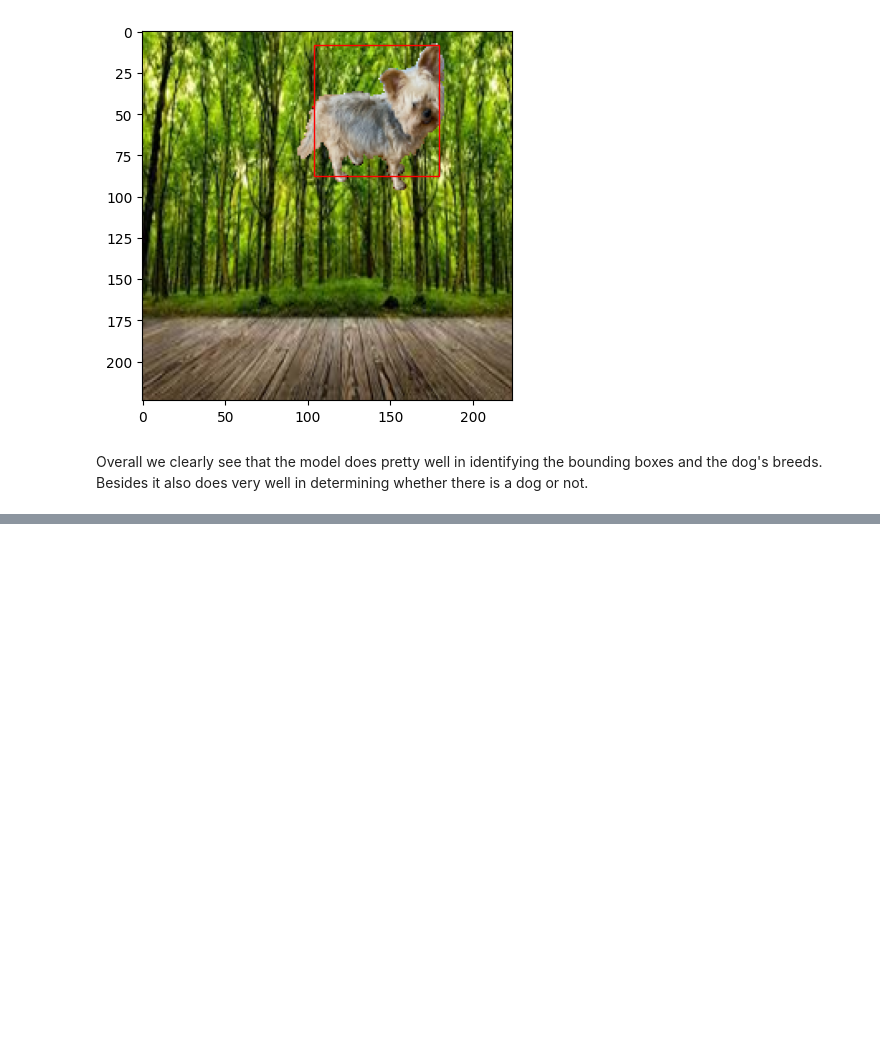
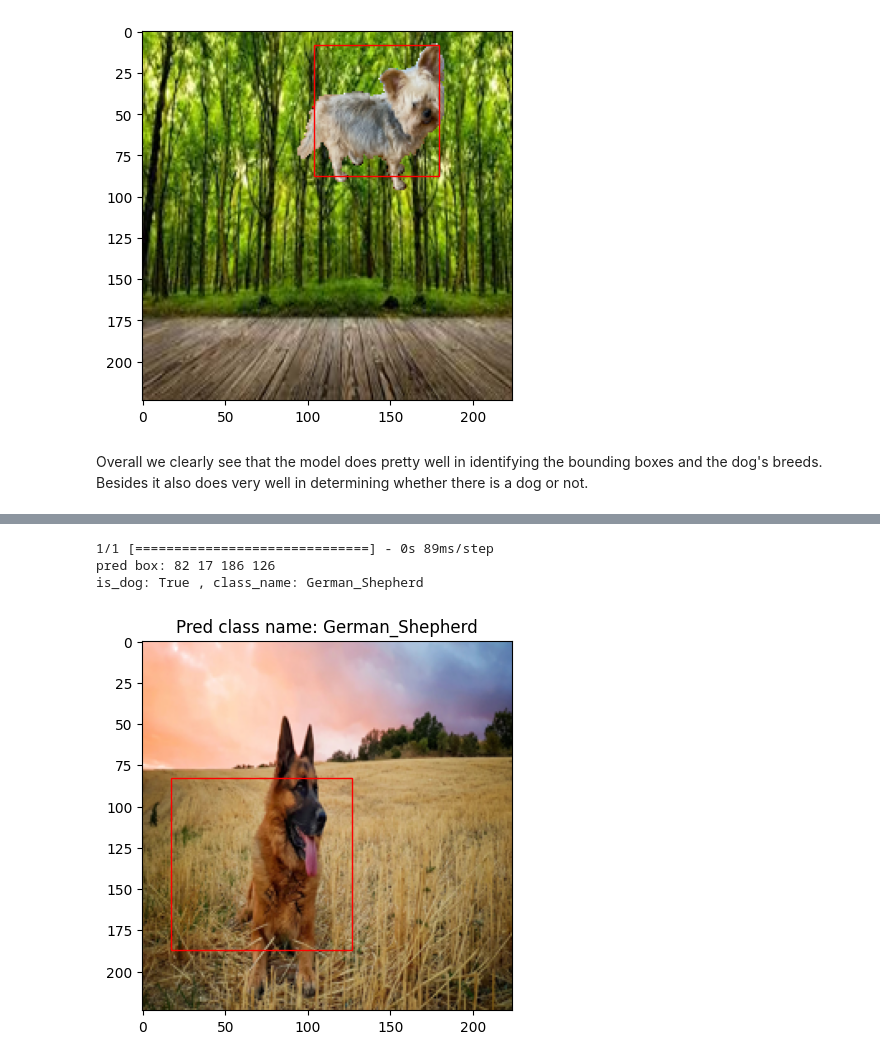
Before and after one commit to brtenorio/object_localizer, a Jupyter notebook: localizer.ipynb, the cells around one changed output, grey strips where cells are left out. Drawn from its saved outputs; the diff is of its cells as text; code cells hidden in the pictures; blank space fills up the shorter version.

```diff
--- a/localizer.ipynb
+++ b/localizer.ipynb
@@ -532,0 +569,7 @@ Overall we clearly see that the model does pretty well in identifying the boundi
+# %%
+prediction(model=model4, image="/Users/brncat/Downloads/german_shepherd.jpg")
+# %% [output]
+1/1 [==============================] - 0s 89ms/step
+pred box: 82 17 186 126
+is_dog: True , class_name: German_Shepherd
+[figure, added]
```
Also changed, not shown: parts of 8 cells of this notebook, 2 other files.
